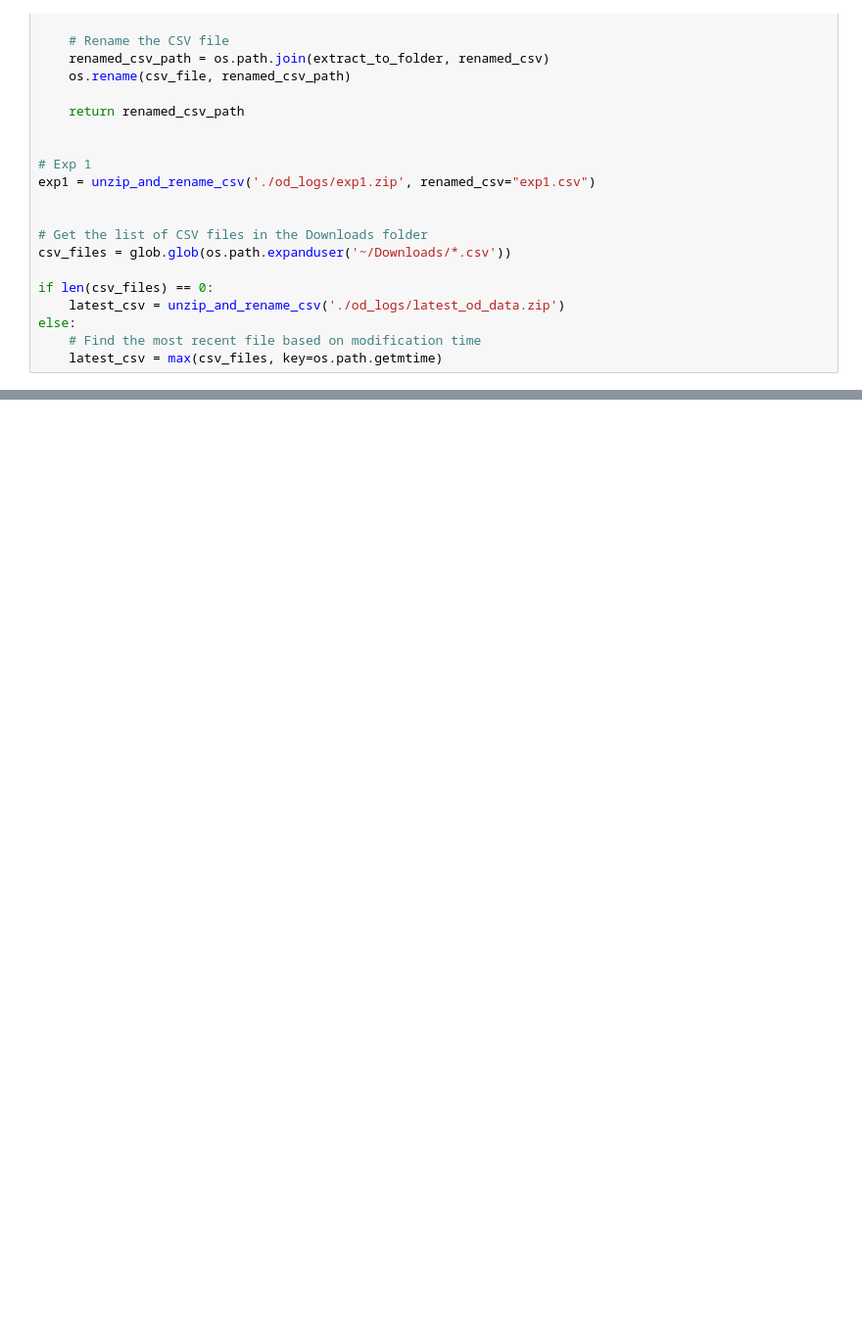
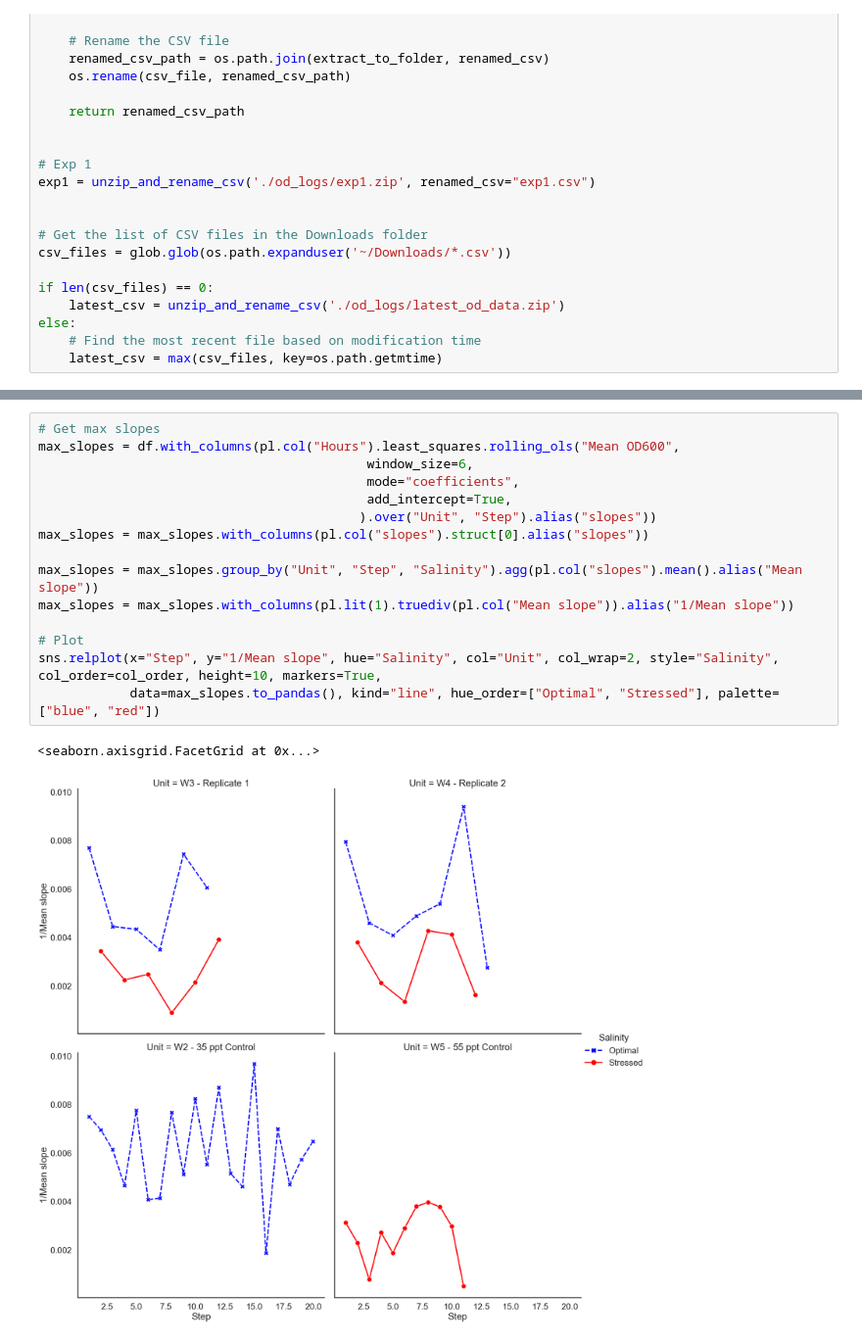
Before and after one commit to JacksonPageroth/pio-bacterial-memory, a Jupyter notebook: pio_subculture.ipynb, the cells around one changed output, grey strips where cells are left out. Shown at 98% size. Cells and saved outputs as stored; diff of their text form; blank space fills up the shorter version.

Commit message:
Some slope code

```diff
--- a/pio_subculture.ipynb
+++ b/pio_subculture.ipynb
@@ -342,0 +212,18 @@ for pioreactor in pioreactors:
+# %%
+# Get max slopes
+max_slopes = df.with_columns(pl.col("Hours").least_squares.rolling_ols("Mean OD600",
+                                           window_size=6,
+                                           mode="coefficients",
+                                           add_intercept=True,
+                                          ).over("Unit", "Step").alias("slopes"))
+max_slopes = max_slopes.with_columns(pl.col("slopes").struct[0].alias("slopes"))
+
+max_slopes = max_slopes.group_by("Unit", "Step", "Salinity").agg(pl.col("slopes").mean().alias("Mean slope"))
+max_slopes = max_slopes.with_columns(pl.lit(1).truediv(pl.col("Mean slope")).alias("1/Mean slope"))
+
+# Plot
+sns.relplot(x="Step", y="1/Mean slope", hue="Salinity", col="Unit", col_wrap=2, style="Salinity", col_order=col_order, height=10, markers=True,
+            data=max_slopes.to_pandas(), kind="line", hue_order=["Optimal", "Stressed"], palette=["blue", "red"])
+# %% [output]
+<seaborn.axisgrid.FacetGrid at 0x...>
+[figure, added]
```
Also changed, not shown: parts of 9 cells of this notebook.
